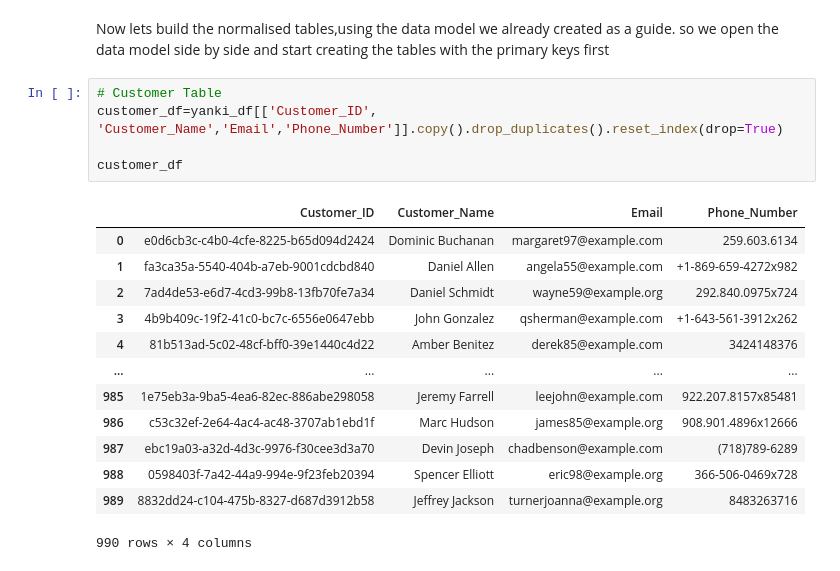
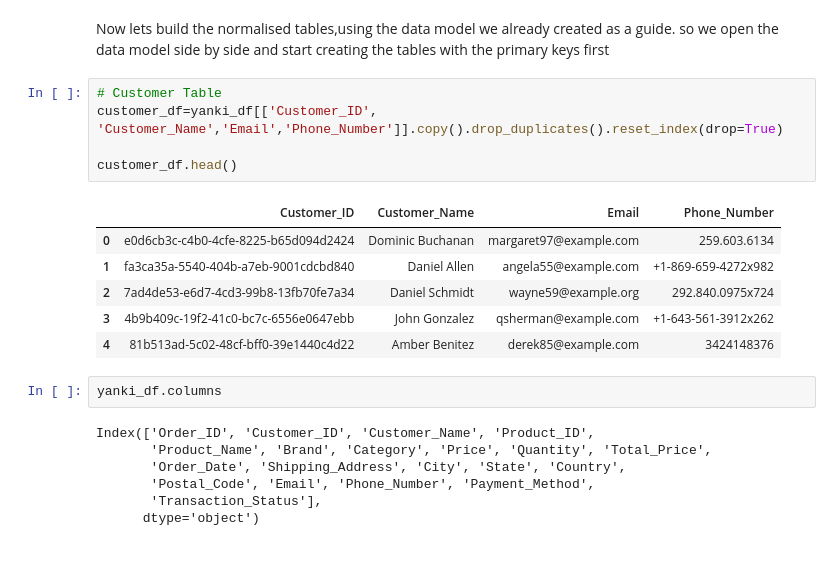
Before and after one commit to joseyMe/Yanki_ecommerce_case_study, a Jupyter notebook: Yanki_etl.ipynb, the cells around one changed output. Drawn from its saved outputs; the diff is of its cells as text.

```diff
--- a/Yanki_etl.ipynb
+++ b/Yanki_etl.ipynb
@@ -157,19 +157,21 @@ so we open the data model side by side and start creating the tables with the pr
 # %%
 # Customer Table
 customer_df=yanki_df[['Customer_ID', 'Customer_Name','Email','Phone_Number']].copy().drop_duplicates().reset_index(drop=True)
 
-customer_df
+customer_df.head()
 # %% [output]
 |  | Customer_ID | Customer_Name | Email | Phone_Number |
 | 0 | e0d6cb3c-c4b0-4cfe-8225-b65d094d2424 | Dominic Buchanan | margaret97@example.com | 259.603.6134 |
 | 1 | fa3ca35a-5540-404b-a7eb-9001cdcbd840 | Daniel Allen | angela55@example.com | +1-869-659-4272x982 |
 | 2 | 7ad4de53-e6d7-4cd3-99b8-13fb70fe7a34 | Daniel Schmidt | wayne59@example.org | 292.840.0975x724 |
 | 3 | 4b9b409c-19f2-41c0-bc7c-6556e0647ebb | John Gonzalez | qsherman@example.com | +1-643-561-3912x262 |
 | 4 | 81b513ad-5c02-48cf-bff0-39e1440c4d22 | Amber Benitez | derek85@example.com | 3424148376 |
-| ... | ... | ... | ... | ... |
-| 985 | 1e75eb3a-9ba5-4ea6-82ec-886abe298058 | Jeremy Farrell | leejohn@example.com | 922.207.8157x85481 |
-| 986 | c53c32ef-2e64-4ac4-ac48-3707ab1ebd1f | Marc Hudson | james85@example.org | 908.901.4896x12666 |
-| 987 | ebc19a03-a32d-4d3c-9976-f30cee3d3a70 | Devin Joseph | chadbenson@example.com | (718)789-6289 |
-| 988 | 0598403f-7a42-44a9-994e-9f23feb20394 | Spencer Elliott | eric98@example.org | 366-506-0469x728 |
-| 989 | 8832dd24-c104-475b-8327-d687d3912b58 | Jeffrey Jackson | turnerjoanna@example.org | 8483263716 |
-990 rows × 4 columns
+# %%
+yanki_df.columns
+# %% [output]
+Index(['Order_ID', 'Customer_ID', 'Customer_Name', 'Product_ID',
+       'Product_Name', 'Brand', 'Category', 'Price', 'Quantity', 'Total_Price',
+       'Order_Date', 'Shipping_Address', 'City', 'State', 'Country',
+       'Postal_Code', 'Email', 'Phone_Number', 'Payment_Method',
+       'Transaction_Status'],
+      dtype='object')
```
Also changed, not shown: parts of 14 cells of this notebook, 6 other files.
